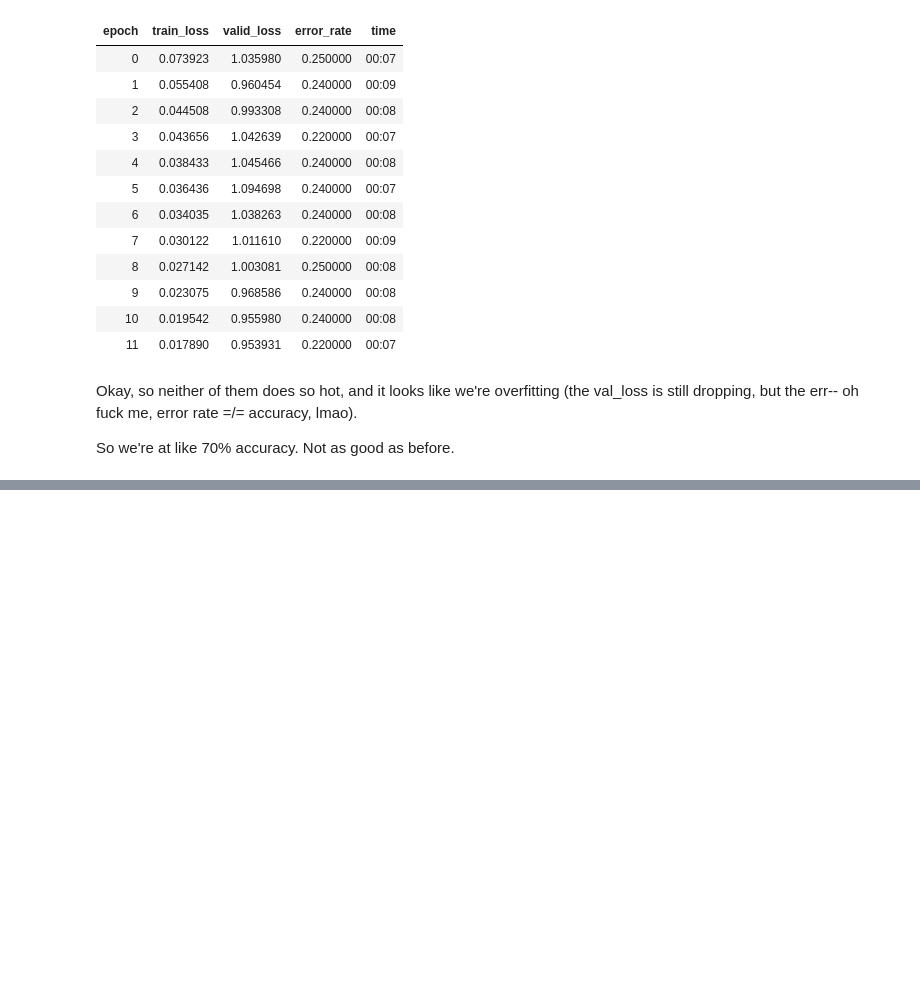
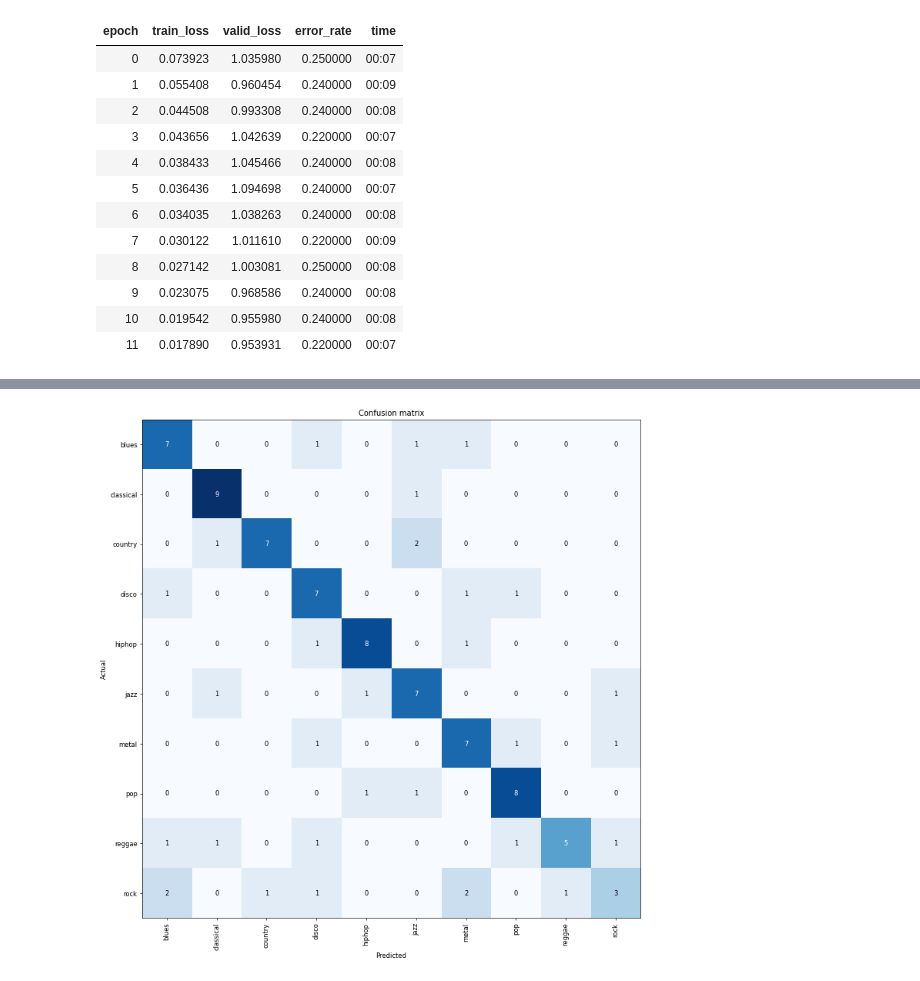
Before and after one commit to allispaul/audiobot, a Jupyter notebook: models/GTZAN_Fastai_CNN.ipynb, the cells around one changed output, grey strips where cells are left out. Cells and saved outputs as stored; diff of their text form; code cells hidden in the pictures; blank space fills up the shorter version.

Commit message:
Added confusion matrix. Still 78% accuracy for log.

```diff
--- a/models/GTZAN_Fastai_CNN.ipynb
+++ b/models/GTZAN_Fastai_CNN.ipynb
@@ -108,7 +108,7 @@ learn2.fit_one_cycle(12, lr_max=slice(lr_v2.valley/5,lr_v2.valley*20))
 | 9 | 0.023075 | 0.968586 | 0.240000 | 00:08 |
 | 10 | 0.019542 | 0.955980 | 0.240000 | 00:08 |
 | 11 | 0.017890 | 0.953931 | 0.220000 | 00:07 |
-# %% [markdown]
-Okay, so neither of them does so hot, and it looks like we're overfitting (the val_loss is still dropping, but the err-- oh fuck me, error rate =/= accuracy, lmao).
-
-So we're at like 70% accuracy. Not as good as before.
+# %%
+interp = ClassificationInterpretation.from_learner(learn)
+interp.plot_confusion_matrix(figsize=(12,12), dpi=60)
+# %% [output]
@@ -114,0 +117 @@ So we're at like 70% accuracy. Not as good as before.
+[figure, added]
```
Also changed, not shown: parts of 3 cells of this notebook.
